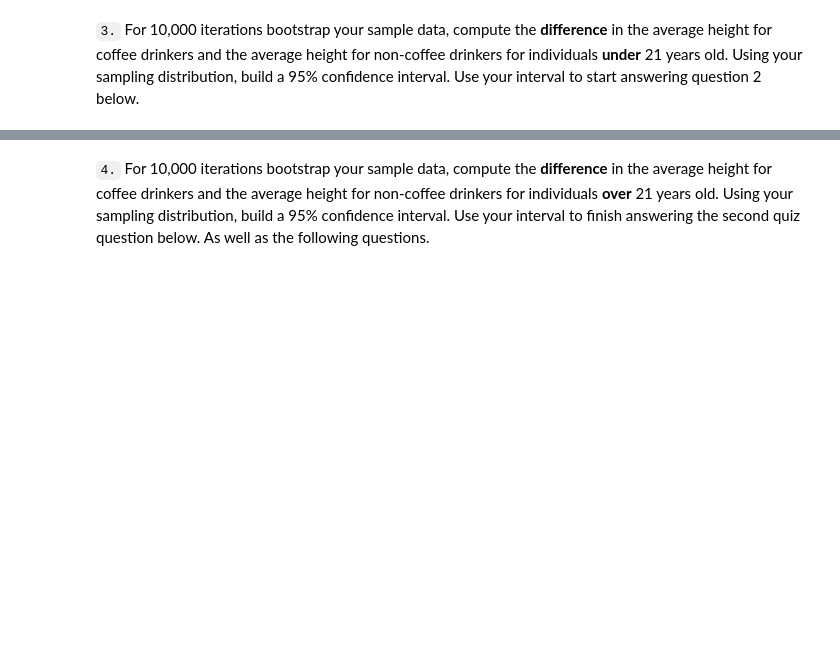
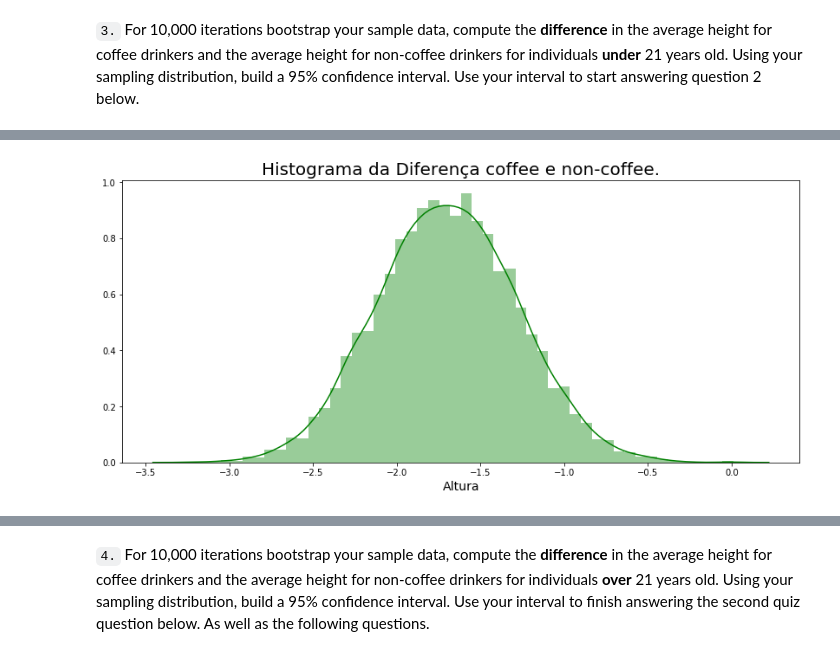
Before and after one commit to AndersonUyekita/ND111_data_science_foundations_02, a Jupyter notebook: 04-Chapter04/11-Lesson_11/Sampling Distributions - Difference in Means.ipynb, the cells around one changed output, grey strips where cells are left out. Drawn from its saved outputs; the diff is of its cells as text; code cells hidden in the pictures; blank space fills up the shorter version.

```diff
--- a/04-Chapter04/11-Lesson_11/Sampling Distributions - Difference in Means.ipynb
+++ b/04-Chapter04/11-Lesson_11/Sampling Distributions - Difference in Means.ipynb
@@ -98,0 +116,7 @@ for index in range(10000):
+# %%
+plt.figure(figsize = [14, 6])
+sns.distplot(diff_heights_young_drinkers, color = 'green');
+plt.title("Histograma da Diferença coffee e non-coffee.", fontsize = 20);
+plt.xlabel("Altura", fontsize = 14);
+# %% [output]
+[figure, added]
```
Also changed, not shown: parts of 9 cells of this notebook, 2 other files.
